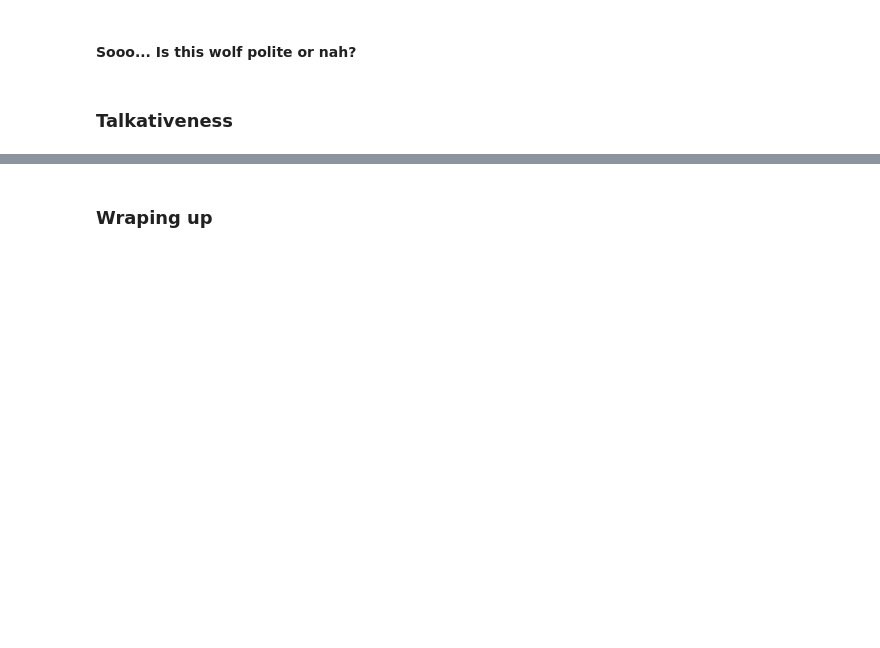
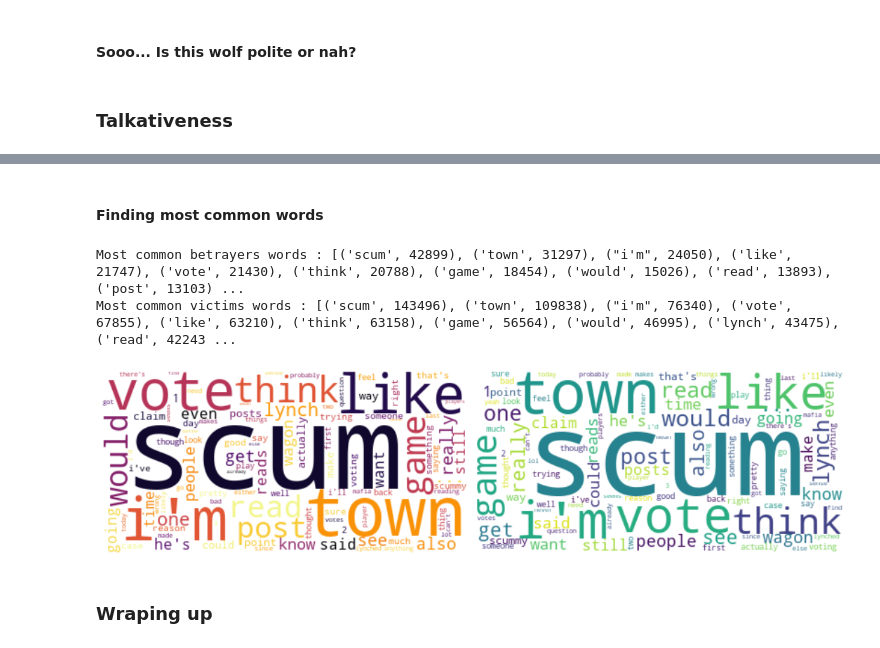
Before and after one commit to epfl-ada/ada-2020-project-milestone-p3-p3_bamboozled-gang, a Jupyter notebook: project_report.ipynb, the cells around one changed output, grey strips where cells are left out. Cells and saved outputs as stored; diff of their text form; code cells hidden in the pictures; blank space fills up the shorter version.

Commit message:
start talkativeness
building dataframe containing major information about games, rounds, roles, players + found the most common words said by both roles and world cloud visualizartion

```diff
--- a/project_report.ipynb
+++ b/project_report.ipynb
@@ -809,3 +928,52 @@ df[df.betrayer].groupby(['game_id', 'author', 'rounds']).describe()
+# %% [markdown]
+#### Finding most common words
+# %%
+from collections import Counter
+from nltk.corpus import stopwords
+stop_words = stopwords.words('english')
+tknzr = TweetTokenizer(strip_handles=True, reduce_len=True, preserve_case=False)
+# %%
+text_betrayers = ''
+text_victims = ''
+for betr_message in df[df.betrayer].content:
+    text_betrayers += ' # '+betr_message
+for vict_message in df[~df.betrayer == -1].content: # why doesn't "~" work ???
+    text_victims += ' # '+vict_message
+# %%
+text_betrayers_tokens = [word for word in tknzr.tokenize(text_betrayers) if (word not in string.punctuation) and (word not in stop_words)]
+text_victims_tokens = [word for word in tknzr.tokenize(text_victims) if (word not in string.punctuation) and (word not in stop_words)]
+# %%
+word_freq_betrayer = Counter(text_betrayers_tokens)
+word_freq_victim = Counter(text_victims_tokens)
+# %%
+n_most_common = 15
+
+common_words_betrayer = word_freq_betrayer.most_common(n_most_common)
+common_words_victim = word_freq_victim.most_common(n_most_common)
+
+print('Most common betrayers words :', common_words_betrayer)
+print('Most common victims words :', common_words_victim)
+# %% [output]
+Most common betrayers words : [('scum', 42899), ('town', 31297), ("i'm", 24050), ('like', 21747), ('vote', 21430), ('think', 20788), ('game', 18454), ('would', 15026), ('read', 13893), ('post', 13103) ...
+Most common victims words : [('scum', 143496), ('town', 109838), ("i'm", 76340), ('vote', 67855), ('like', 63210), ('think', 63158), ('game', 56564), ('would', 46995), ('lynch', 43475), ('read', 42243 ...
+# %%
+from wordcloud import WordCloud
+
+wc_victim = WordCloud(max_words=100, background_color="white", colormap="viridis").generate_from_frequencies(word_freq_victim)
+wc_betrayer = WordCloud(max_words=100, background_color="white", colormap="inferno").generate_from_frequencies(word_freq_betrayer)
+
+fig, axes = plt.subplots(1, 2, figsize=(15, 10))
+
+axes[0].imshow(wc_betrayer, interpolation="bilinear")
+axes[1].imshow(wc_victim, interpolation="bilinear")
+
+for ax in axes:
+    ax.axis("off")
+
+plt.tight_layout()
+plt.show()
+# %% [output]
+[figure, added]
 # %% [markdown]
 ### Wraping up
 # %%
```
Also changed, not shown: parts of 12 cells of this notebook.
